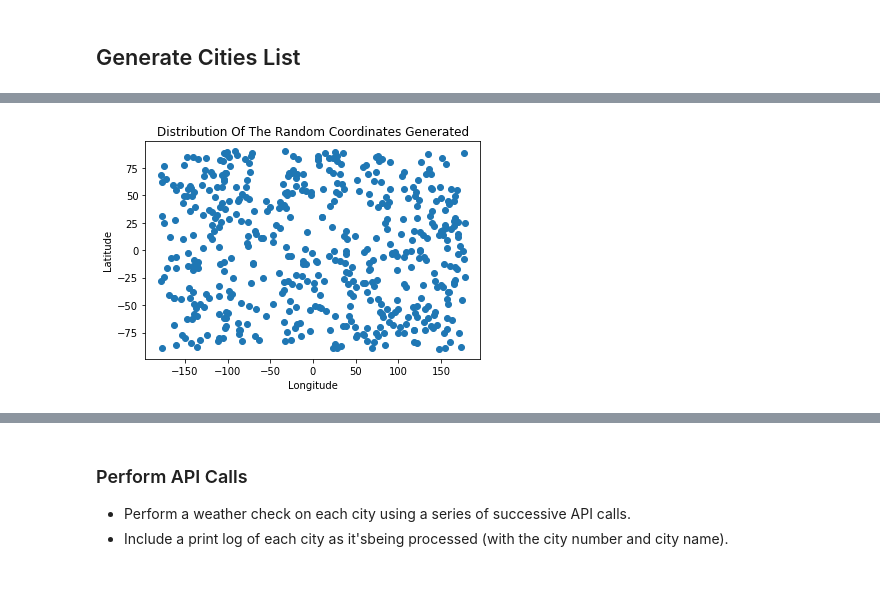
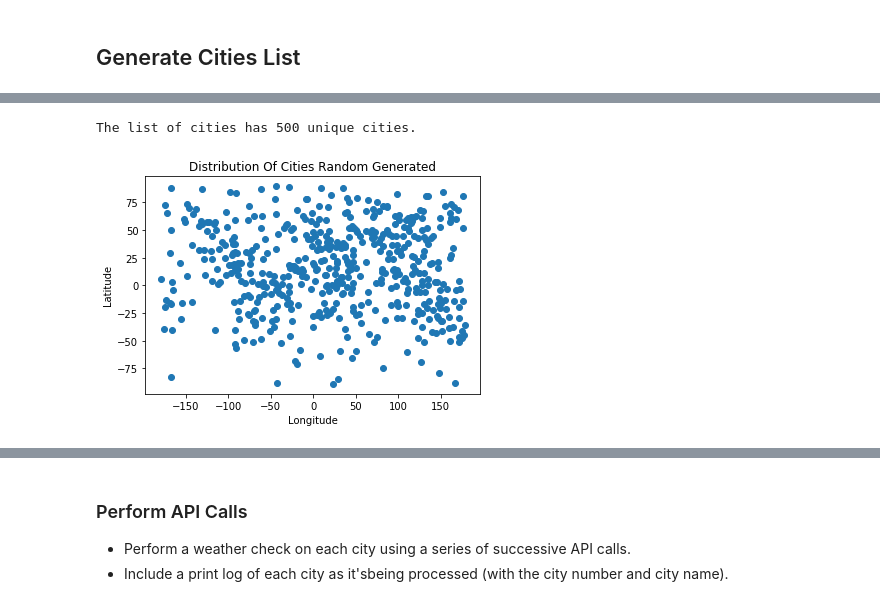
Before and after one commit to gpivaro/6-Python_APIs_Homework, a Jupyter notebook: WeatherPy/WeatherPy.ipynb, the cells around one changed output, grey strips where cells are left out. Cells and saved outputs as stored; diff of their text form; code cells hidden in the pictures.

Commit message:
List of cities done

```diff
--- a/WeatherPy/WeatherPy.ipynb
+++ b/WeatherPy/WeatherPy.ipynb
@@ -59,0 +55,14 @@ cities_df
+# %%
+# Create a dataframe with the random latitude and longitude
+
+cities_df = pd.DataFrame({'City':cities_list,
+                          'Lat':lat_list,
+                          'Lng':lng_list,
+                          'Max Temp':'',
+                          'Humidity':'',
+                          'Cloudiness':'',
+                          'Wind Speed':'',
+                          'Country':country_list,
+                          'Date':''})
+
+cities_df
@@ -60,11 +83,16 @@ cities_df
+# %%
+# Double check if the list only has unique cities
+print(f"The list of cities has {len(cities_df['City'].unique())} unique cities.")
+# %% [output]
+The list of cities has 500 unique cities.
 # %%
 # Generate a scatterplot of the random coordinates.
 # Note that coordinates looks to be evenly distributed.
 # since the numpy random number distribution has uniform distribution
 
 plt.scatter(x=cities_df['Lng'], y=cities_df['Lat'])
-plt.title('Distribution of the random coordinates generated'.title())
+plt.title('distribution of cities random generated'.title())
 plt.xlabel('Longitude')
 plt.ylabel('Latitude');
 # %% [output]
-[figure, old version]
+[figure, new version]
```
Also changed, not shown: parts of 27 cells of this notebook.
